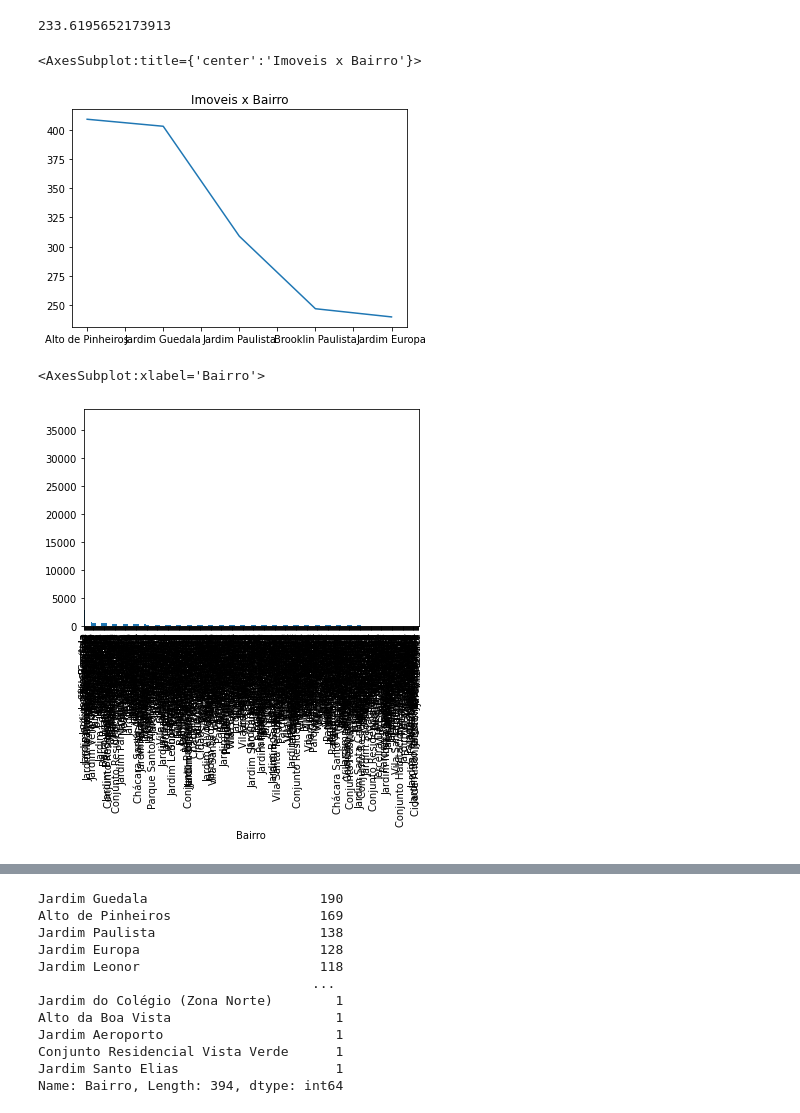
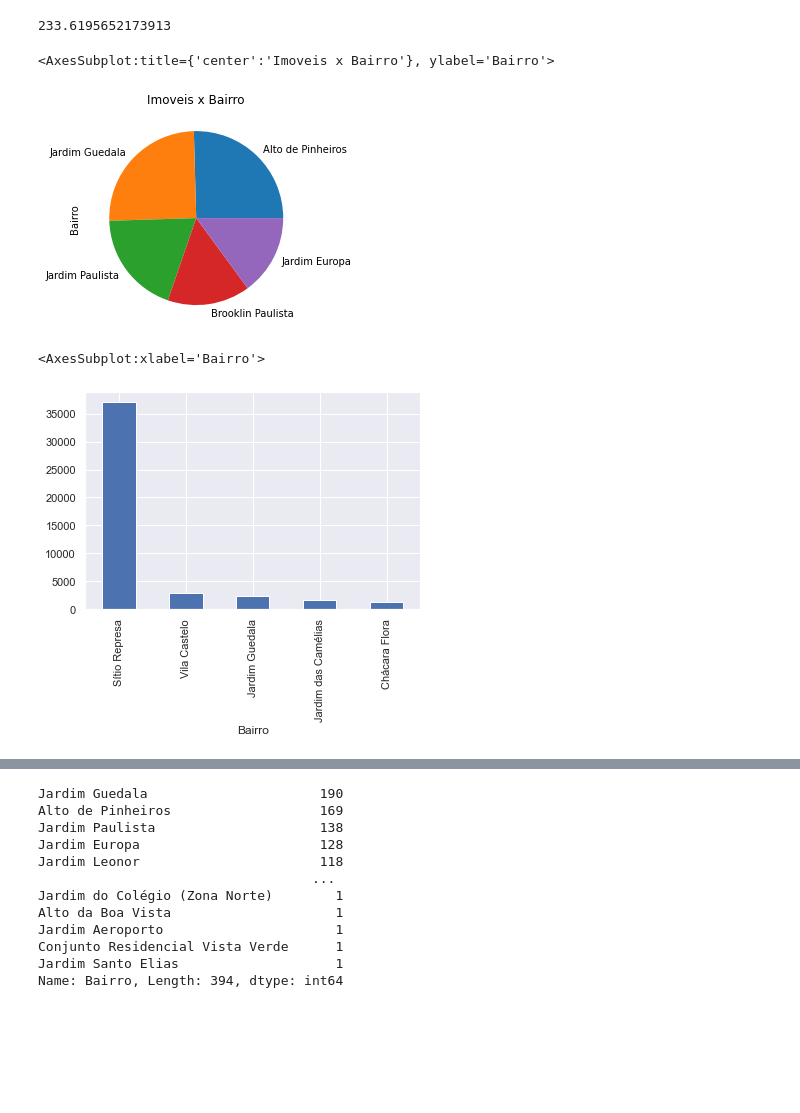
Before and after one commit to tjalmeida369/analise_dados_imoveis, a Jupyter notebook: analise_dados_casas.ipynb, the cells around one changed output, grey strips where cells are left out. Cells and saved outputs as stored; diff of their text form; code cells hidden in the pictures; blank space fills up the shorter version.

```diff
--- a/analise_dados_casas.ipynb
+++ b/analise_dados_casas.ipynb
@@ -48,18 +48,18 @@ imoveis_vl_mariana['Metragem'].mean()
 233.6195652173913
 # %%
 # Gráfico de Pizza por bairros
-n_casas.head(5).plot.line(title = "Imoveis x Bairro")
+n_casas.head(5).plot.pie(title = "Imoveis x Bairro")
 # %% [output]
-<AxesSubplot:title={'center':'Imoveis x Bairro'}>
+<AxesSubplot:title={'center':'Imoveis x Bairro'}, ylabel='Bairro'>
-[figure, old version]
+[figure, new version]
 # %%
 # Médida de metragem por bairros - Desafio 1
 media = dados_casa.groupby(by="Bairro")["Metragem"]
 b_media = media.mean().sort_values(ascending=False)
-b_media.plot.bar()
+b_media.head(5).plot.bar()
 # %% [output]
 <AxesSubplot:xlabel='Bairro'>
-[figure, old version]
+[figure, new version]
 # %%
 # Desafio 2 - Encontre 2 formas de selecionar os dados por bairro
 
```
Also changed, not shown: parts of 5 cells of this notebook.
